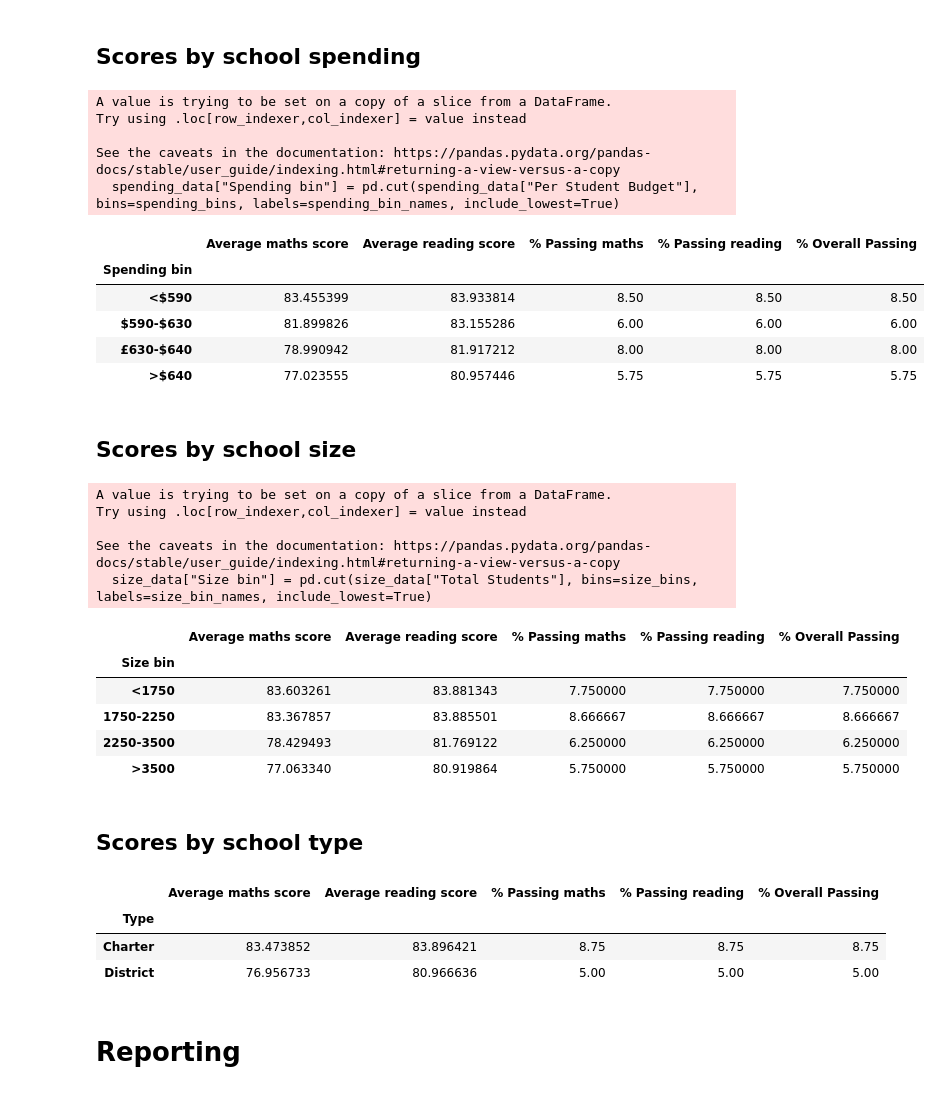
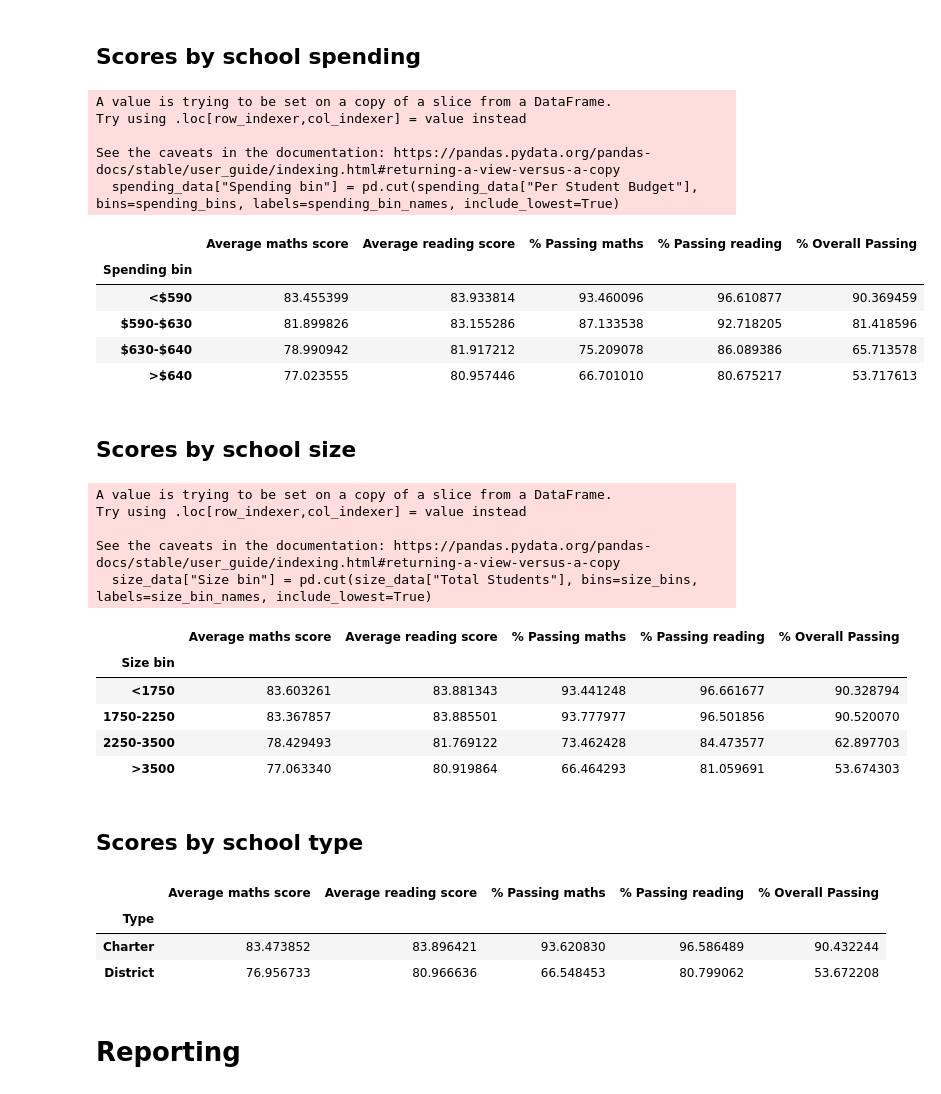
Before and after one commit to TomHOldershaw/Pandas-Challenge, a Jupyter notebook: PyCitySchools/PyCitySchools.ipynb, the cells around one changed output. Drawn from its saved outputs; the diff is of its cells as text; code cells hidden in the pictures.

```diff
--- a/PyCitySchools/PyCitySchools.ipynb
+++ b/PyCitySchools/PyCitySchools.ipynb
@@ -129,16 +129,20 @@ school_average_maths = grouped_students["math_score"].mean()
 school_average_reading = grouped_students["reading_score"].mean()
 
 #% Passing maths
-#school_passing_maths = grouped_students.filter(lambda x: x["math_score"]) >= maths_pass.count()
-#school_pass_maths = grouped_students_df.loc[grouped_students_df["math_score"] >= maths_pass, :]
-school_pass_maths = (x for x in range(school_budget.count()))
+passing_maths = school_students_df.loc[school_students_df["math_score"] >= maths_pass, :]
+school_passing_maths = passing_maths.groupby("school_name").size()
+school_pass_maths = 100* school_passing_maths / school_students
 
 #% passing reading
-school_pass_reading = (x for x in range(school_budget.count()))
+passing_reading = school_students_df.loc[school_students_df["reading_score"] >= reading_pass, :]
+school_passing_reading = passing_reading.groupby("school_name").size()
+school_pass_reading = 100* school_passing_reading / school_students
 
 #% overall passing
-school_pass_overall = (x for x in range(school_budget.count()))
-
+passing_overall = school_students_df.loc[(school_students_df["reading_score"] >= reading_pass) & (school_students_df["math_score"] >= maths_pass), :]
+school_passing_overall = passing_overall.groupby("school_name").size()
+school_pass_overall = 100* school_passing_overall / school_students
+#school_pass_reading = (x for x in range(school_budget.count()))
 
 
 school_summary = pd.DataFrame(
@@ -293,29 +297,29 @@ Scores by school spending
 # %%
 #Define bins
 #Bins based on quartiles, rounded to nearest ten dollars
 spending_bins = [0, 590, 630, 640, 1000]
-spending_bin_names = ["<$590", "$590-$630", "£630-$640", ">$640"]
+spending_bin_names = ["<$590", "$590-$630", "$630-$640", ">$640"]
 
 #Select data
 spending_data = school_summary[["Per Student Budget", "Average maths score", "Average reading score", "% Passing maths", "% Passing reading", "% Overall Passing"]]
 
 #Bin data
 spending_data["Spending bin"] = pd.cut(spending_data["Per Student Budget"], bins=spending_bins, labels=spending_bin_names, include_lowest=True)
 spending_data_binned = spending_data.groupby("Spending bin").mean()
 spending_data_binned = spending_data_binned.drop("Per Student Budget", axis=1)
 spending_data_binned
 # %% [output]
 A value is trying to be set on a copy of a slice from a DataFrame.
 Try using .loc[row_indexer,col_indexer] = value instead
 
 See the caveats in the documentation: https://pandas.pydata.org/pandas-docs/stable/user_guide/indexing.html#returning-a-view-versus-a-copy
   spending_data["Spending bin"] = pd.cut(spending_data["Per Student Budget"], bins=spending_bins, labels=spending_bin_names, include_lowest=True)
 |  | Average maths score | Average reading score | % Passing maths | % Passing reading | % Overall Passing |
 | Spending bin |  |  |  |  |  |
-| <$590 | 83.455399 | 83.933814 | 8.50 | 8.50 | 8.50 |
-| $590-$630 | 81.899826 | 83.155286 | 6.00 | 6.00 | 6.00 |
-| £630-$640 | 78.990942 | 81.917212 | 8.00 | 8.00 | 8.00 |
-| >$640 | 77.023555 | 80.957446 | 5.75 | 5.75 | 5.75 |
+| <$590 | 83.455399 | 83.933814 | 93.460096 | 96.610877 | 90.369459 |
+| $590-$630 | 81.899826 | 83.155286 | 87.133538 | 92.718205 | 81.418596 |
+| $630-$640 | 78.990942 | 81.917212 | 75.209078 | 86.089386 | 65.713578 |
+| >$640 | 77.023555 | 80.957446 | 66.701010 | 80.675217 | 53.717613 |
 # %% [markdown]
 Scores by school size
 ---------------------
@@ -341,10 +345,10 @@ See the caveats in the documentation: https://pandas.pydata.org/pandas-docs/stab
   size_data["Size bin"] = pd.cut(size_data["Total Students"], bins=size_bins, labels=size_bin_names, include_lowest=True)
 |  | Average maths score | Average reading score | % Passing maths | % Passing reading | % Overall Passing |
 | Size bin |  |  |  |  |  |
-| <1750 | 83.603261 | 83.881343 | 7.750000 | 7.750000 | 7.750000 |
-| 1750-2250 | 83.367857 | 83.885501 | 8.666667 | 8.666667 | 8.666667 |
-| 2250-3500 | 78.429493 | 81.769122 | 6.250000 | 6.250000 | 6.250000 |
-| >3500 | 77.063340 | 80.919864 | 5.750000 | 5.750000 | 5.750000 |
+| <1750 | 83.603261 | 83.881343 | 93.441248 | 96.661677 | 90.328794 |
+| 1750-2250 | 83.367857 | 83.885501 | 93.777977 | 96.501856 | 90.520070 |
+| 2250-3500 | 78.429493 | 81.769122 | 73.462428 | 84.473577 | 62.897703 |
+| >3500 | 77.063340 | 80.919864 | 66.464293 | 81.059691 | 53.674303 |
 # %% [markdown]
 Scores by school type
 ---------------------
@@ -355,8 +359,8 @@ type_binned
 # %% [output]
 |  | Average maths score | Average reading score | % Passing maths | % Passing reading | % Overall Passing |
 | Type |  |  |  |  |  |
-| Charter | 83.473852 | 83.896421 | 8.75 | 8.75 | 8.75 |
-| District | 76.956733 | 80.966636 | 5.00 | 5.00 | 5.00 |
+| Charter | 83.473852 | 83.896421 | 93.620830 | 96.586489 | 90.432244 |
+| District | 76.956733 | 80.966636 | 66.548453 | 80.799062 | 53.672208 |
 # %% [markdown]
 Reporting
 =========
```
Also changed, not shown: parts of 7 cells of this notebook.
